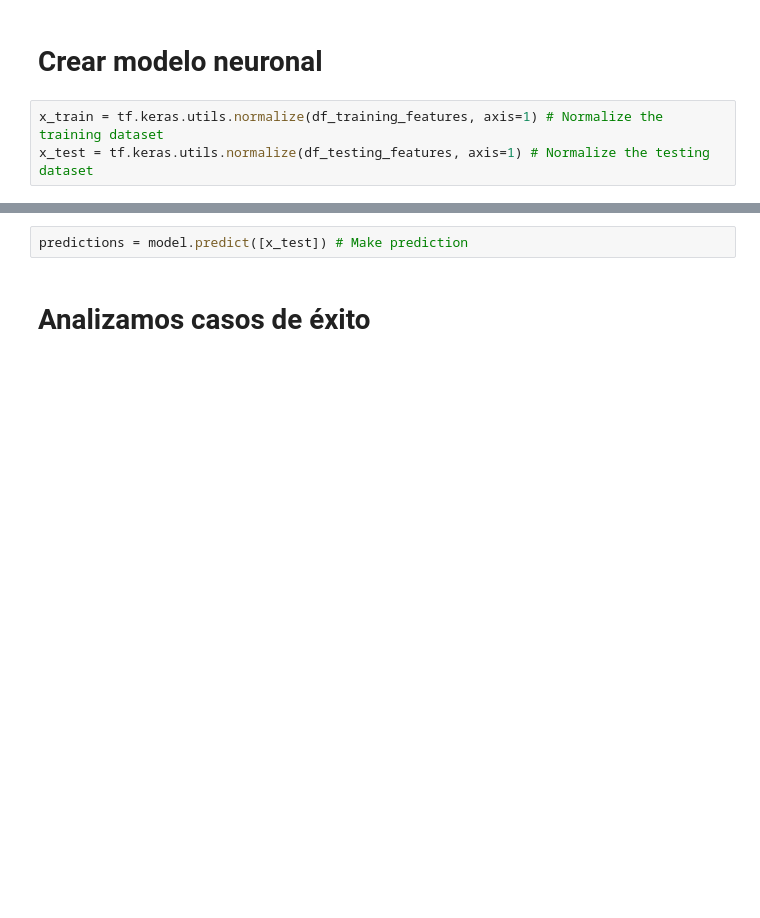
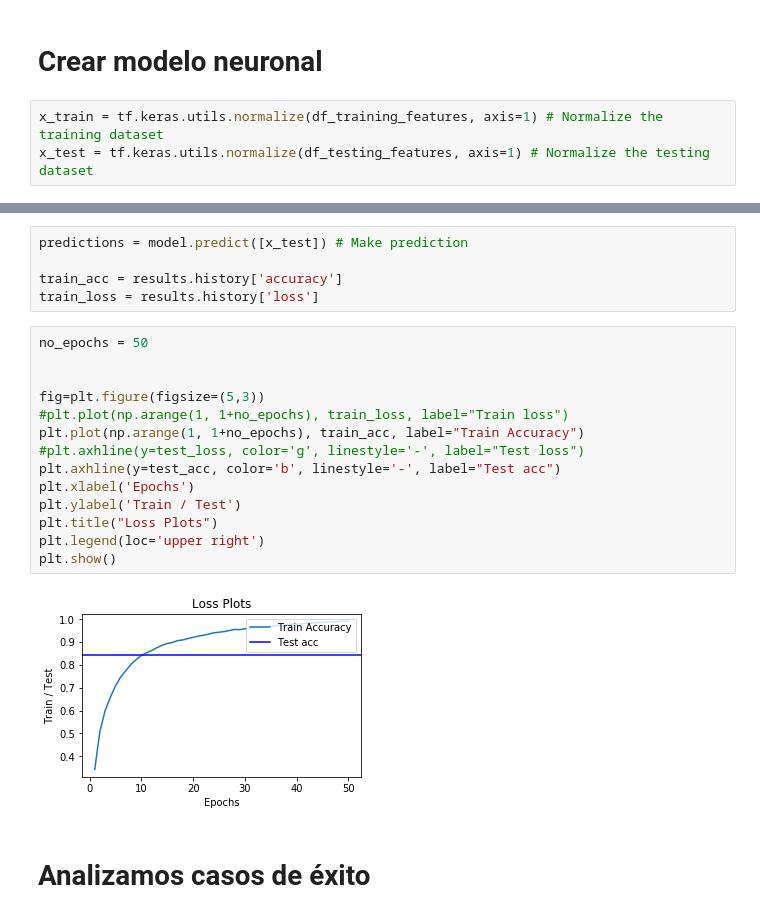
Before and after one commit to MarcoYcaza/machine-learning, a Jupyter notebook: WrittenDigits/Prj_WrittenDigits.ipynb, the cells around one changed output, grey strips where cells are left out. Drawn from its saved outputs; the diff is of its cells as text; blank space fills up the shorter version.

```diff
--- a/WrittenDigits/Prj_WrittenDigits.ipynb
+++ b/WrittenDigits/Prj_WrittenDigits.ipynb
@@ -124,5 +125,24 @@ Test accuracy: 0.82
 # %%
 predictions = model.predict([x_test]) # Make prediction
+
+train_acc = results.history['accuracy']
+train_loss = results.history['loss']
+# %%
+no_epochs = 50
+
+
+fig=plt.figure(figsize=(5,3))
+#plt.plot(np.arange(1, 1+no_epochs), train_loss, label="Train loss")
+plt.plot(np.arange(1, 1+no_epochs), train_acc, label="Train Accuracy")
+#plt.axhline(y=test_loss, color='g', linestyle='-', label="Test loss")
+plt.axhline(y=test_acc, color='b', linestyle='-', label="Test acc")
+plt.xlabel('Epochs')
+plt.ylabel('Train / Test')
+plt.title("Loss Plots")
+plt.legend(loc='upper right')
+plt.show()
+# %% [output]
+[figure, added]
 # %% [markdown]
 # Analizamos casos de éxito
 # %%
```
Also changed, not shown: parts of 8 cells of this notebook.
